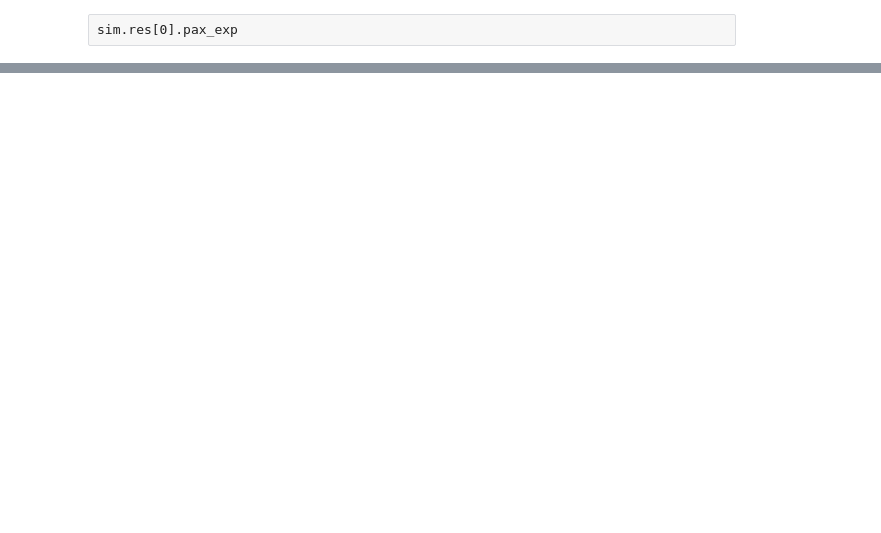
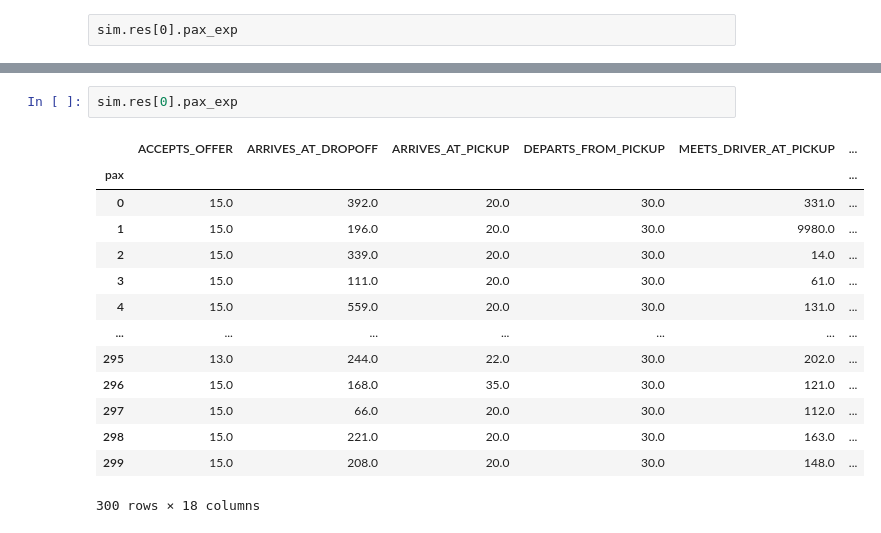
Before and after one commit to Jagiellonian-University/MaaSSim, a Jupyter notebook: docs/tutorials/Working.ipynb, the cells around one changed output, grey strips where cells are left out. Cells and saved outputs as stored; diff of their text form; blank space fills up the shorter version.

```diff
--- a/docs/tutorials/Working.ipynb
+++ b/docs/tutorials/Working.ipynb
@@ -181,0 +193,17 @@ sim.res[0].veh_exp
+# %%
+sim.res[0].pax_exp
+# %% [output]
+|  | ACCEPTS_OFFER | ARRIVES_AT_DROPOFF | ARRIVES_AT_PICKUP | DEPARTS_FROM_PICKUP | MEETS_DRIVER_AT_PICKUP | ... |
+| pax |  |  |  |  |  | ... |
+| 0 | 15.0 | 392.0 | 20.0 | 30.0 | 331.0 | ... |
+| 1 | 15.0 | 196.0 | 20.0 | 30.0 | 9980.0 | ... |
+| 2 | 15.0 | 339.0 | 20.0 | 30.0 | 14.0 | ... |
+| 3 | 15.0 | 111.0 | 20.0 | 30.0 | 61.0 | ... |
+| 4 | 15.0 | 559.0 | 20.0 | 30.0 | 131.0 | ... |
+| ... | ... | ... | ... | ... | ... | ... |
+| 295 | 13.0 | 244.0 | 22.0 | 30.0 | 202.0 | ... |
+| 296 | 15.0 | 168.0 | 35.0 | 30.0 | 121.0 | ... |
+| 297 | 15.0 | 66.0 | 20.0 | 30.0 | 112.0 | ... |
+| 298 | 15.0 | 221.0 | 20.0 | 30.0 | 163.0 | ... |
+| 299 | 15.0 | 208.0 | 20.0 | 30.0 | 148.0 | ... |
+300 rows × 18 columns
```
Also changed, not shown: parts of 8 cells of this notebook, 19 other files.
